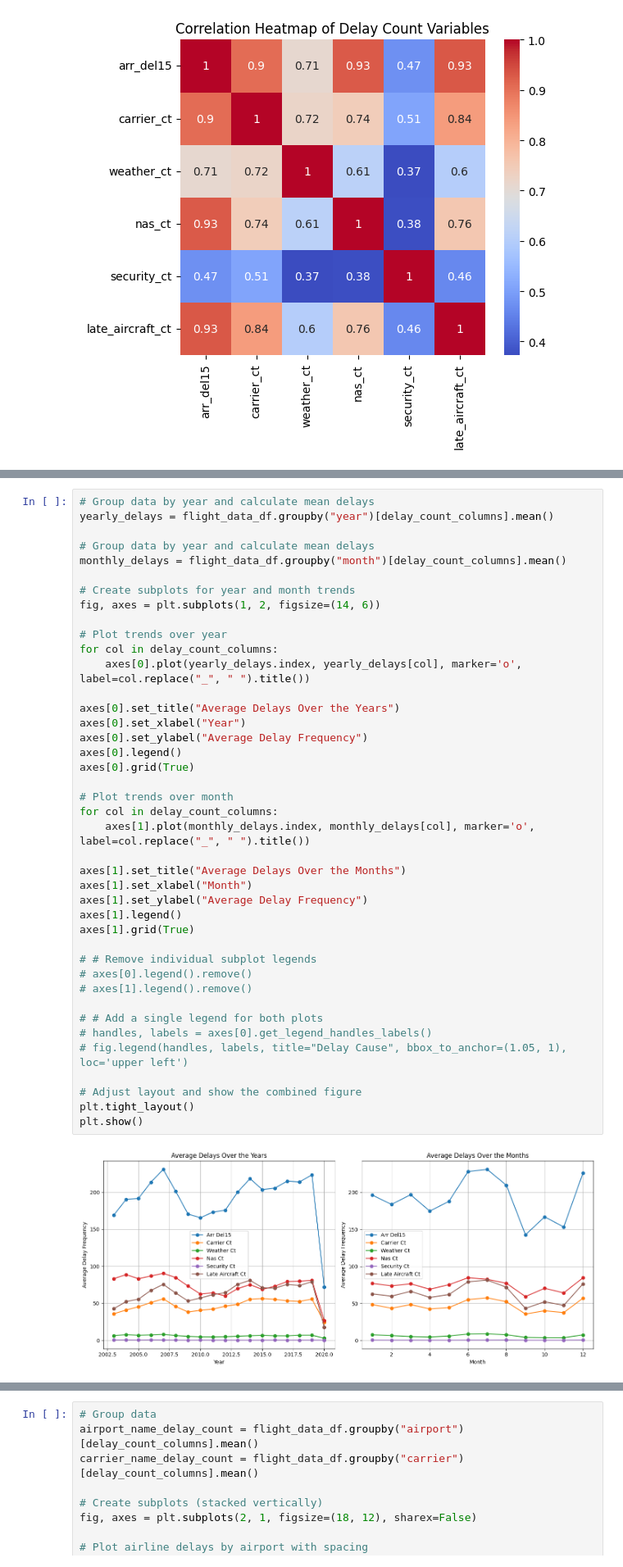
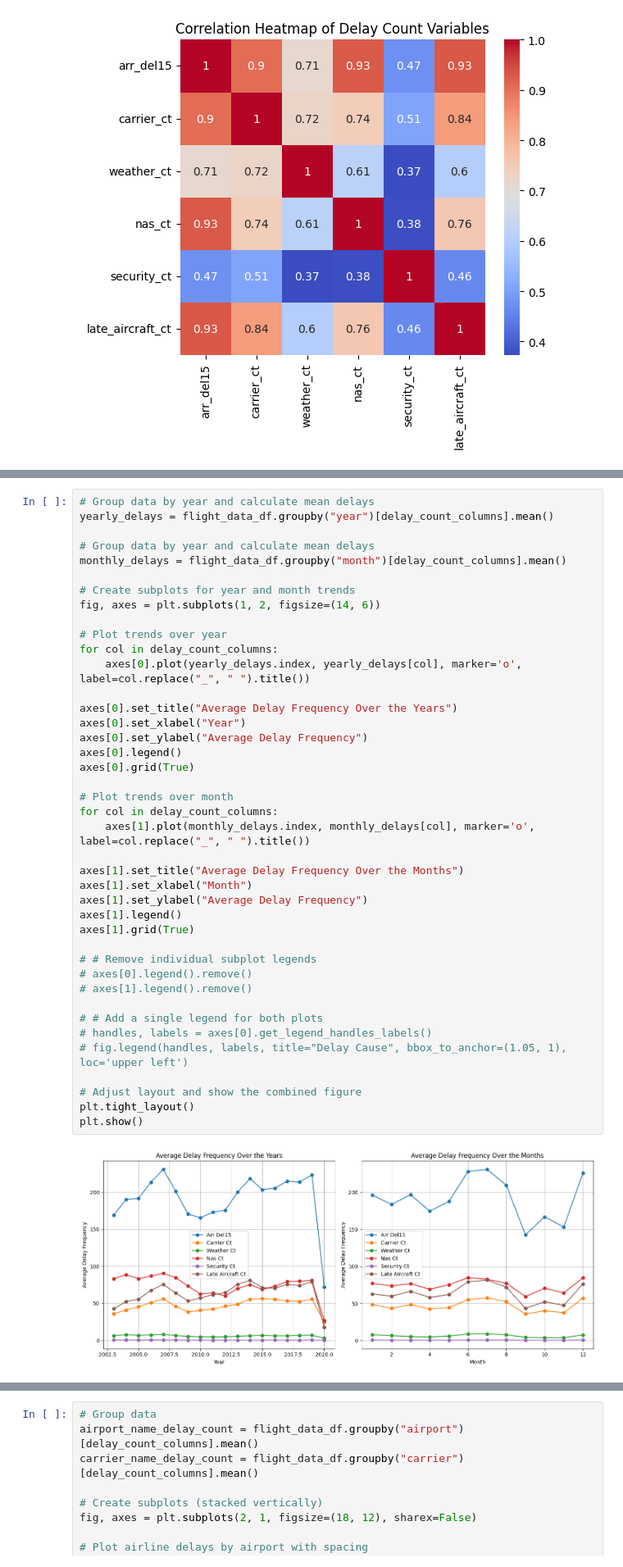
Before and after one commit to shayari21/Flight-Delay-Analysis, a Jupyter notebook: Data_Analysis.ipynb, the cells around one changed output, grey strips where cells are left out. Shown at 82% size. Cells and saved outputs as stored; diff of their text form.

```diff
--- a/Data_Analysis.ipynb
+++ b/Data_Analysis.ipynb
@@ -767,33 +785,33 @@ fig, axes = plt.subplots(1, 2, figsize=(14, 6))
 # Plot trends over year
 for col in delay_count_columns:
     axes[0].plot(yearly_delays.index, yearly_delays[col], marker='o', label=col.replace("_", " ").title())
 
-axes[0].set_title("Average Delays Over the Years")
+axes[0].set_title("Average Delay Frequency Over the Years")
 axes[0].set_xlabel("Year")
 axes[0].set_ylabel("Average Delay Frequency")
 axes[0].legend()
 axes[0].grid(True)
 
 # Plot trends over month
 for col in delay_count_columns:
     axes[1].plot(monthly_delays.index, monthly_delays[col], marker='o', label=col.replace("_", " ").title())
 
-axes[1].set_title("Average Delays Over the Months")
+axes[1].set_title("Average Delay Frequency Over the Months")
 axes[1].set_xlabel("Month")
 axes[1].set_ylabel("Average Delay Frequency")
 axes[1].legend()
 axes[1].grid(True)
 
 # # Remove individual subplot legends
 # axes[0].legend().remove()
 # axes[1].legend().remove()
 
 # # Add a single legend for both plots
 # handles, labels = axes[0].get_legend_handles_labels()
 # fig.legend(handles, labels, title="Delay Cause", bbox_to_anchor=(1.05, 1), loc='upper left')
 
 # Adjust layout and show the combined figure
 plt.tight_layout()
 plt.show()
 # %% [output]
-[figure, old version]
+[figure, new version]
```
Also changed, not shown: parts of 2 cells of this notebook.
